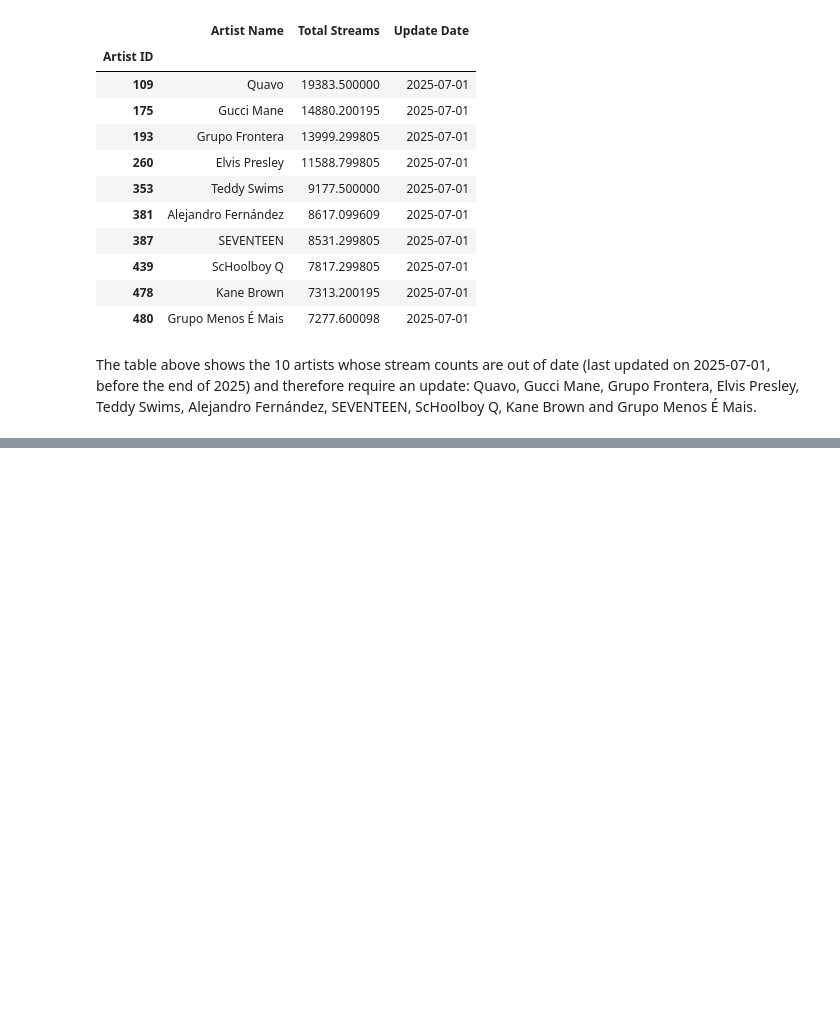
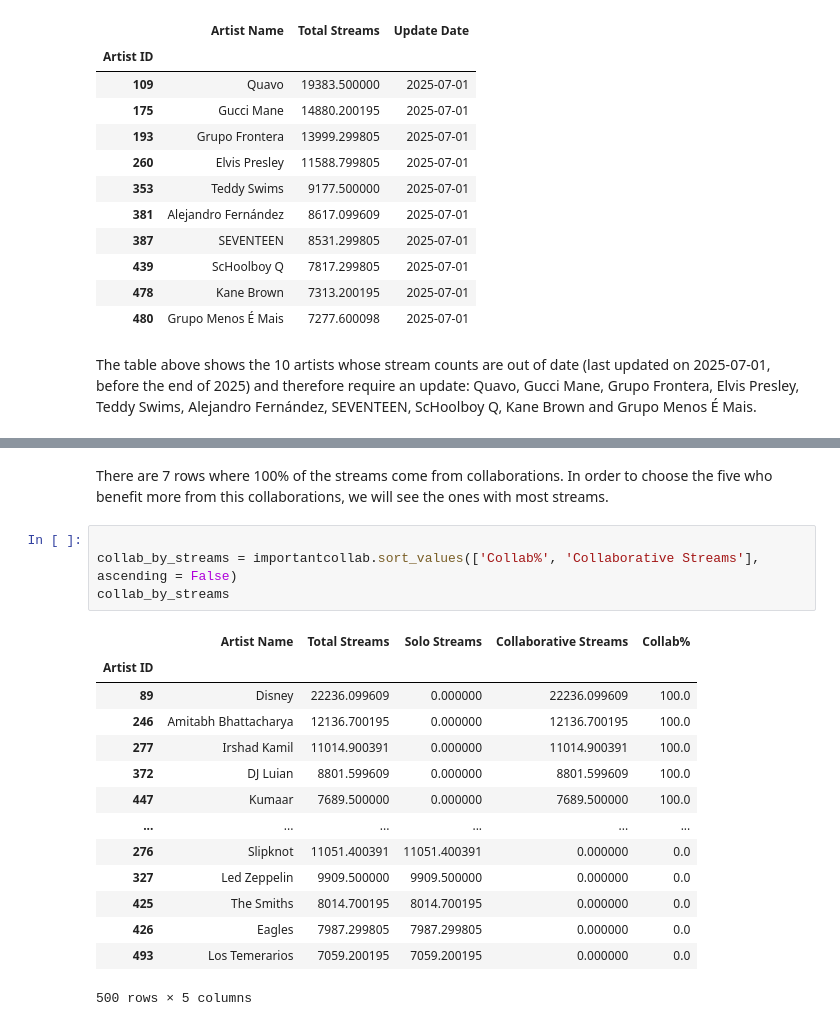
Before and after one commit to martim-dot/Group15_PDS_2627, a Jupyter notebook: project.ipynb, the cells around one changed output, grey strips where cells are left out. Saved outputs shown, nothing was run; the diff lists cells and outputs as text; blank space fills up the shorter version.

```diff
--- a/project.ipynb
+++ b/project.ipynb
@@ -492,0 +517,21 @@ The table above shows the 10 artists whose stream counts are out of date (last u
+# %% [markdown]
+There are 7 rows where 100% of the streams come from collaborations. In order to choose the five who benefit more from this collaborations, we will see the ones with most streams.
+# %%
+
+collab_by_streams = importantcollab.sort_values(['Collab%', 'Collaborative Streams'], ascending = False)
+collab_by_streams
+# %% [output]
+|  | Artist Name | Total Streams | Solo Streams | Collaborative Streams | Collab% |
+| Artist ID |  |  |  |  |  |
+| 89 | Disney | 22236.099609 | 0.000000 | 22236.099609 | 100.0 |
+| 246 | Amitabh Bhattacharya | 12136.700195 | 0.000000 | 12136.700195 | 100.0 |
+| 277 | Irshad Kamil | 11014.900391 | 0.000000 | 11014.900391 | 100.0 |
+| 372 | DJ Luian | 8801.599609 | 0.000000 | 8801.599609 | 100.0 |
+| 447 | Kumaar | 7689.500000 | 0.000000 | 7689.500000 | 100.0 |
+| ... | ... | ... | ... | ... | ... |
+| 276 | Slipknot | 11051.400391 | 11051.400391 | 0.000000 | 0.0 |
+| 327 | Led Zeppelin | 9909.500000 | 9909.500000 | 0.000000 | 0.0 |
+| 425 | The Smiths | 8014.700195 | 8014.700195 | 0.000000 | 0.0 |
+| 426 | Eagles | 7987.299805 | 7987.299805 | 0.000000 | 0.0 |
+| 493 | Los Temerarios | 7059.200195 | 7059.200195 | 0.000000 | 0.0 |
+500 rows × 5 columns
```
Also changed, not shown: parts of 5 cells of this notebook.
